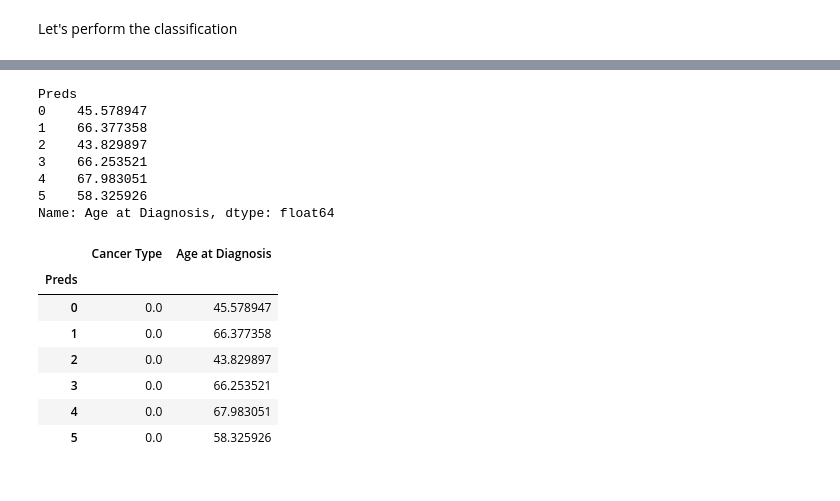
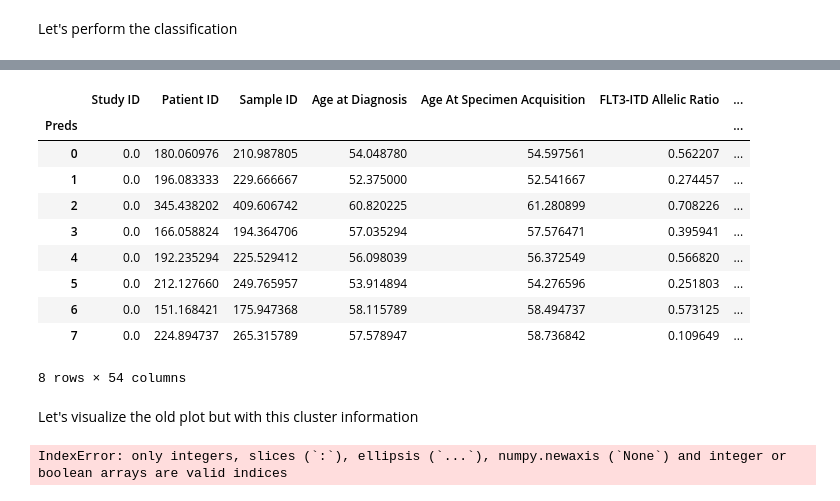
Before and after one commit to HavingFunLearning/PatientSegmentationCancer, a Jupyter notebook: notebook.ipynb, the cells around one changed output, grey strips where cells are left out. Drawn from its saved outputs; the diff is of its cells as text; code cells hidden in the pictures.

```diff
--- a/notebook.ipynb
+++ b/notebook.ipynb
@@ -244,0 +235,5 @@ mapping.head()
+# %%
+pred_values = pd.DataFrame({'Preds': preds})
+# %%
+merged_df = pd.merge(pred_values, df_cleaned,left_index=True, right_index=True) # merge using the index of both dataframes
+merged_df.head()
@@ -245,27 +248,29 @@ mapping.head()
 # %%
-count_averages = mapping.groupby('Preds')["Age at Diagnosis"].mean()
+count_averages = merged_df.groupby('Preds').mean()
 count_averages
 # %% [output]
+|  | Study ID | Patient ID | Sample ID | Age at Diagnosis | Age At Specimen Acquisition | FLT3-ITD Allelic Ratio | ... |
+| Preds |  |  |  |  |  |  | ... |
+| 0 | 0.0 | 180.060976 | 210.987805 | 54.048780 | 54.597561 | 0.562207 | ... |
+| 1 | 0.0 | 196.083333 | 229.666667 | 52.375000 | 52.541667 | 0.274457 | ... |
+| 2 | 0.0 | 345.438202 | 409.606742 | 60.820225 | 61.280899 | 0.708226 | ... |
+| 3 | 0.0 | 166.058824 | 194.364706 | 57.035294 | 57.576471 | 0.395941 | ... |
+| 4 | 0.0 | 192.235294 | 225.529412 | 56.098039 | 56.372549 | 0.566820 | ... |
+| 5 | 0.0 | 212.127660 | 249.765957 | 53.914894 | 54.276596 | 0.251803 | ... |
+| 6 | 0.0 | 151.168421 | 175.947368 | 58.115789 | 58.494737 | 0.573125 | ... |
+| 7 | 0.0 | 224.894737 | 265.315789 | 57.578947 | 58.736842 | 0.109649 | ... |
-Preds
-0    45.578947
-1    66.377358
-2    43.829897
-3    66.253521
-4    67.983051
-5    58.325926
-Name: Age at Diagnosis, dtype: float64
+8 rows × 54 columns
-# %%
-cancer_type_frequencies = mapping.groupby('Preds').mean()
-cancer_type_frequencies
-# %% [output]
-|  | Cancer Type | Age at Diagnosis |
-| Preds |  |  |
-| 0 | 0.0 | 45.578947 |
-| 1 | 0.0 | 66.377358 |
-| 2 | 0.0 | 43.829897 |
-| 3 | 0.0 | 66.253521 |
-| 4 | 0.0 | 67.983051 |
-| 5 | 0.0 | 58.325926 |
+# %% [markdown]
+Let's visualize the old plot but with this cluster information
+# %%
+plt.scatter(reduce_df["PC1"],reduce_df["PC2"],c = pred_values)
+plt.scatter(centers[:,1],centers[:,0],marker="x",s = 100, c = "red")
+plt.xlabel("PC1")
+plt.ylabel("PC2")
+plt.title("Cancer clusters")
+plt.tight_layout()
+# %% [output]
+IndexError: only integers, slices (`:`), ellipsis (`...`), numpy.newaxis (`None`) and integer or boolean arrays are valid indices
 # %%
 pca3 = PCA(n_components=3)
 reduce_df3 = pca3.fit(standardized_df)
```
Also changed, not shown: parts of 35 cells of this notebook.
